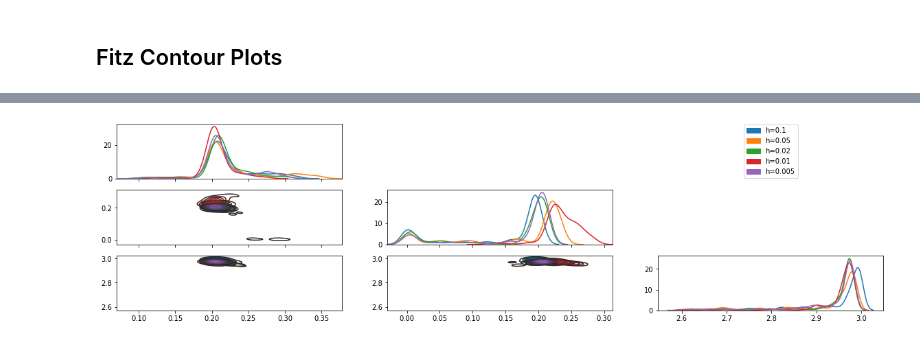
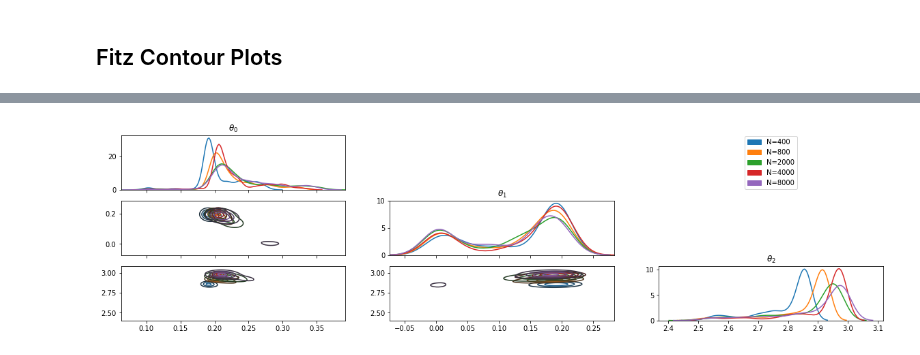
Before and after one commit to mlysy/rodeo-legacy, a Jupyter notebook: cython/KalmanODE.ipynb, the cells around one changed output, grey strips where cells are left out. Saved outputs shown, nothing was run; the diff lists cells and outputs as text; code cells hidden in the pictures.

Commit message:
Updated graphs for paper

```diff
--- a/cython/KalmanODE.ipynb
+++ b/cython/KalmanODE.ipynb
@@ -433,15 +246,14 @@ kalman_fitz_cy2 = %timeit -o -n1 -r1 _=  \
 fitz.mwg(n_samples, Y_t[:, [0, 3]], tmin, tmax, n_eval, w_mat, x0, theta0, theta_true, theta_sd, gamma, tau, sigma, rwsd)
 # %%
 n_runs = 10
-n_steps = 400
-n_eval = n_steps - 1
-kfitz_Xt = np.zeros((n_runs, n_steps, 2))
+n_eval = 800
+kfitz_Xt = np.zeros((n_runs, n_eval+1, 2))
 fitz = Fitz(n_state1, n_state2, n_state, n_meas)
 fig, axs = plt.subplots(1, 2, figsize=(20, 5))
-tseq = np.linspace(tmin, tmax, n_steps)
+tseq = np.linspace(tmin, tmax, n_eval+1)
 ofitz_Xt = odeint(fitz0, [-1, 1], tseq, args=(theta_true,))
 for i in range(10):
-    _, X_t = fitz.simulate(tmin, tmax, n_eval, x0, theta_true, tau, sigma, w_mat, gamma)
+    _, X_t = fitz.simulate(tmin, tmax, n_eval, x0, theta_true, tau, sigma, w_mat, gamma, .1)
     kfitz_Xt[i] = X_t[:, [0, 3]]
     for j in range(2):
         axs[j].plot(tseq, kfitz_Xt[i, :, j])
@@ -474,27 +265,31 @@ def theta_plot(Theta, bw=0.1):
 # %%
-theta0 = np.array([.1, .1, 2.6])
-theta_true = np.array([.2, .2, 3])
-rwsd = np.array([.01, .01, .01])
-n_samples = 500
-n_theta = len(theta0)
 h = np.array([.1, .05, .02, .01, .005])
 n_h = len(h)
-h_steps = 40/h # Step size
-h_steps = h_steps.astype(int)
+h_eval = 40/h # Step size
+h_eval = h_eval.astype(int)
 # %%
+theta0 = np.array([.25, .25, 2.5])
+theta_true = np.array([.2, .2, 3.])
+n_theta = len(theta0)
+theta_sd = np.ones(n_theta) # lognormal theta variance
+rwsd = np.array([.001, .001, .01])
+n_samples = 1000
 fitz_theta = np.zeros((n_h, n_samples, n_theta))
-Y_t, X_t = fitz.simulate(tmin, tmax, n_eval, x0, theta_true, tau, sigma, w_mat, gamma)
+fitz = Fitz(n_state1, n_state2, n_state, n_meas)
 for i in range(n_h):
-    Theta = fitz.mwg(n_samples, Y_t[:, [0,3]], tmin, tmax, h_steps[i]-1, w_mat, x0, theta0,
+    start_ind = int(1/h[i])
+    Theta = fitz.mwg(n_samples, Y_t, start_ind, tmin, tmax, h_eval[i], w_mat, x0, theta0,
                      theta_true, theta_sd, gamma, tau, sigma, rwsd)
     fitz_theta[i] = Theta
 # %%
+theta0 = np.array([.1, .1, 2.5])
+theta_true = np.array([.2, .2, 3.])
+rwsd = np.array([.01, .01, .01])
+n_samples = 500
 fitz_det_theta = np.zeros((n_h, n_samples, n_theta))
-tseq = np.linspace(tmin, tmax, n_eval+1)
-X_t = odeint(fitz0, [-1, 1], tseq, args=(theta_true,))
-Y_t = X_t + gamma*np.random.randn() # include noise
+fitz = Fitz(n_state1, n_state2, n_state, n_meas)
 for i in range(n_h):
-    Theta_det = fitz.mwg_det(n_samples, Y_t, tmin, tmax, h_steps[i]-1, w_mat, x0[0], theta0,
-                     theta_true, theta_sd, gamma, tau, sigma, rwsd)
+    Theta_det = fitz.mwg_det(n_samples, Y_t, h[i], h_eval[i], w_mat, x0[0], theta0,
+                             theta_true, theta_sd, gamma, rwsd)
     fitz_det_theta[i] = Theta_det
 # %%
@@ -502,4 +299,4 @@ theta_plot(fitz_theta, .1)
 # %%
-theta_plot(fitz_det_theta, .01)
+theta_plot(fitz_det_theta, h_eval, 4)
 # %% [output]
-[figure, old version]
+[figure, new version]
```
Also changed, not shown: parts of 37 cells of this notebook, 10 other files.
